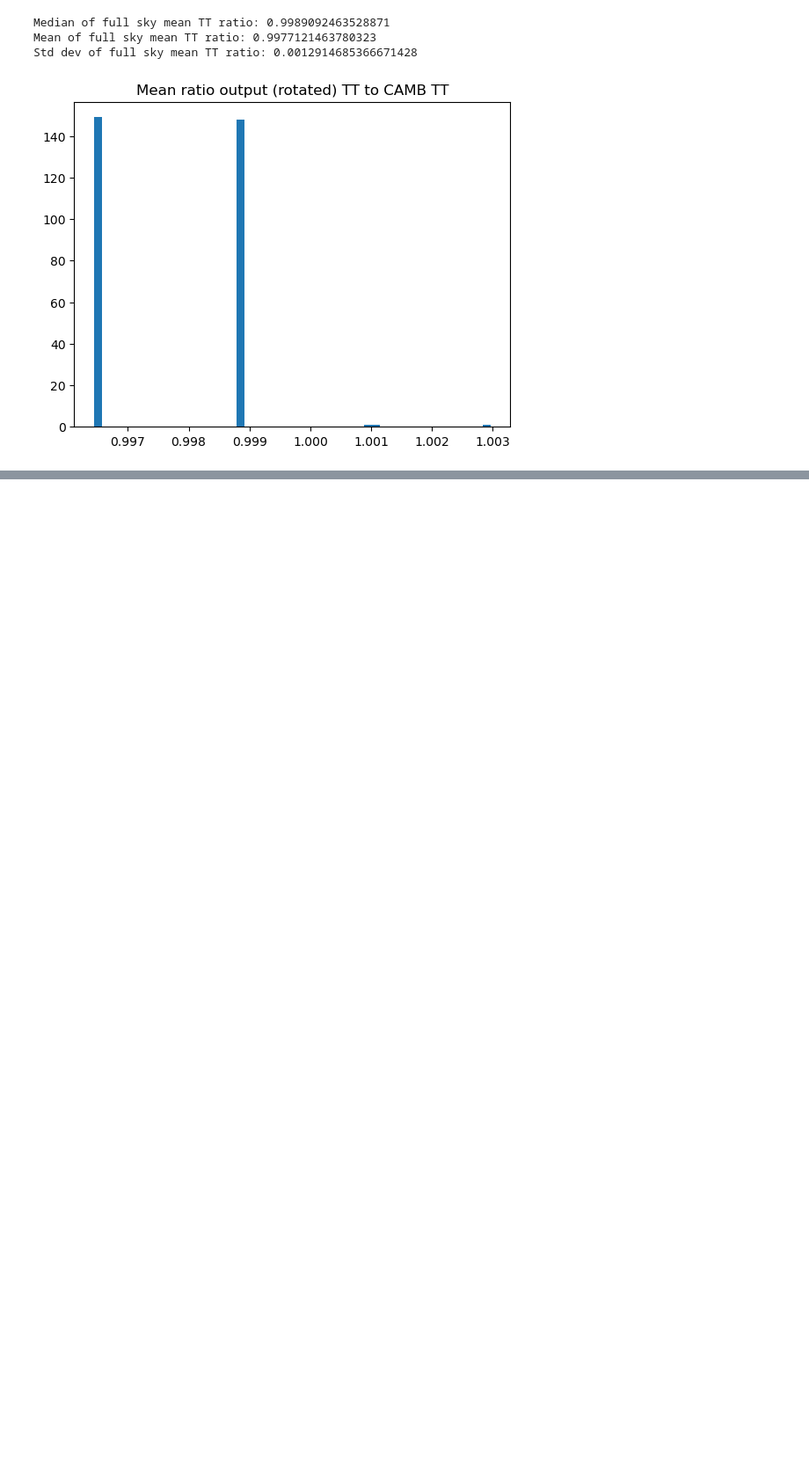
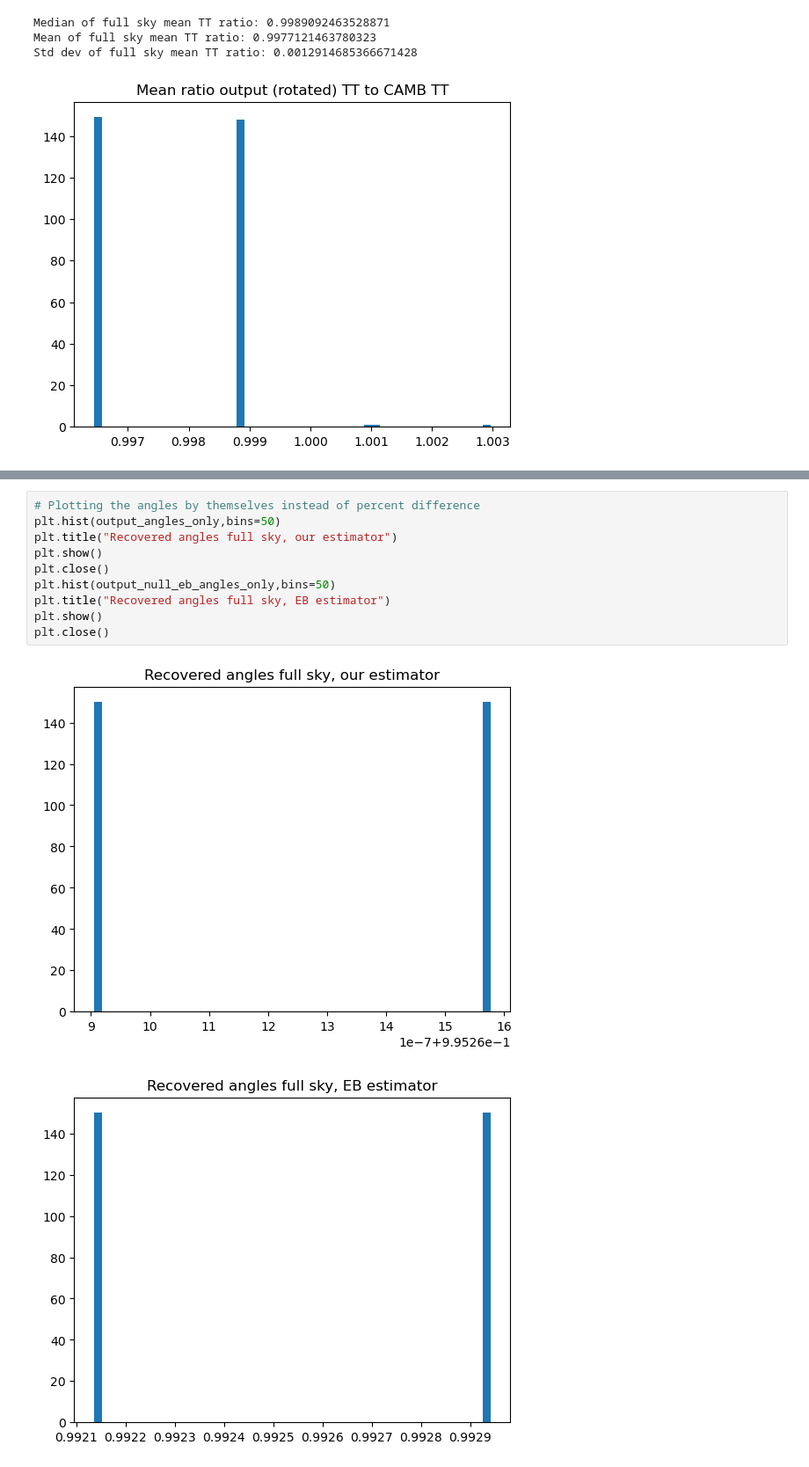
Before and after one commit to zhuber21/act-axion-analysis, a Jupyter notebook: notebooks/healpy_only_mask_test_9_20240410.ipynb, the cells around one changed output, grey strips where cells are left out. Shown: that part at 88% size. Drawn from its saved outputs; the diff is of its cells as text; blank space fills up the shorter version.

```diff
--- a/notebooks/healpy_only_mask_test_9_20240410.ipynb
+++ b/notebooks/healpy_only_mask_test_9_20240410.ipynb
@@ -697,0 +1107,13 @@ Std dev of full sky mean TT ratio: 0.0012914685366671428
+# %%
+# Plotting the angles by themselves instead of percent difference
+plt.hist(output_angles_only,bins=50)
+plt.title("Recovered angles full sky, our estimator")
+plt.show()
+plt.close()
+plt.hist(output_null_eb_angles_only,bins=50)
+plt.title("Recovered angles full sky, EB estimator")
+plt.show()
+plt.close()
+# %% [output]
+[figure, added]
+[figure, added]
```
Also changed, not shown: parts of 5 cells of this notebook.
